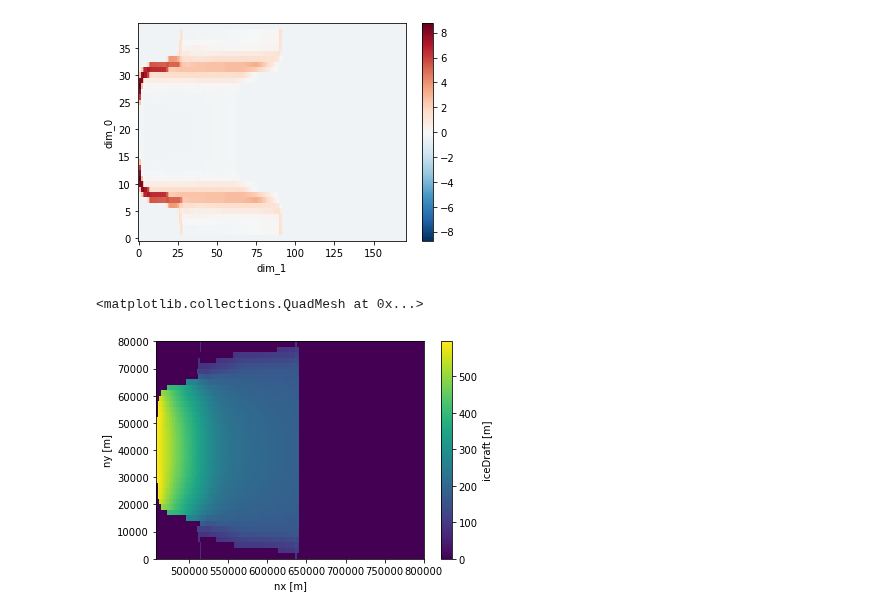
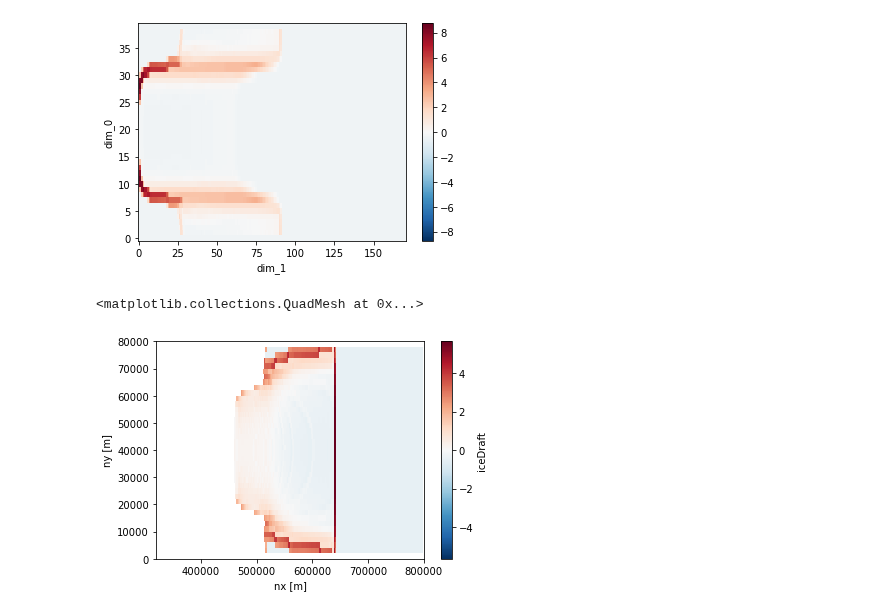
Before and after one commit to BenBouiss/NN_intern_2022, a Jupyter notebook: Prepping_data_NN.ipynb, the cells around one changed output. Drawn from its saved outputs; the diff is of its cells as text; code cells hidden in the pictures.

```diff
--- a/Prepping_data_NN.ipynb
+++ b/Prepping_data_NN.ipynb
@@ -57,6 +58,23 @@ def New_get_depth_temp_sal(df, Data):
     Cur = Filled[Var].interp(ny = y, nz = iceZ, method = 'nearest')
     T, S = np.array(Cur.to_array())
     return T, S
+# %%
+def Get_Ground_line(df, Arr):
+    ys, xs = np.array(df.ny), np.array(df.ny)
+    y, x = xr.DataArray(ys), xr.DataArray(xs)
+    Arr = Arr.fillna(-9999)
+    a = Arr.stack(grid=['ny', 'nx'])
+    Grounds = a[a == -9999]
+    Oc = a[a != -9999]
+    inds_grounds = Grounds.indexes['grid'].to_frame().values.astype(float)
+    #inds_oc = Oc.indexes['grid'].to_frame().values.astype(float)
+    inds_oc = df[['ny','nx']]
+    Spat = cKDTree(inds_grounds)
+    Dists, _ = Spat.query(inds_oc)
+    #xr_dist_to_line = Oc.copy(data=Dists)
+    #xr_dist_to_line = xr_dist_to_line.unstack('grid')
+    #Points = xr_dist_to_line.interp(ny = y, nx = x, method = 'nearest')
+    return Dists
 # %%
 for path in paths[0:1]:
     dfT = pd.DataFrame()
@@ -90,6 +108,7 @@ for path in paths[0:1]:
         df.dropna(inplace = True)
         df.reset_index(inplace=True)
         T, S = New_get_depth_temp_sal(df, Data.isel(nTime = t))
+        df['Distances'] = Get_Ground_line(df, Data.iceDraft if Data['iceDraft'].ndim == 2 else Data.iceDraft.isel(nTime = t))
         #T, S = get_depth_temp_sali(df, Data.isel(nTime = t), Data.z.to_dataframe())
         df['temperatureYZ'] = T
         df['salinityYZ'] = S
@@ -287,7 +285,14 @@ xr.DataArray(N_slop).plot()
 <matplotlib.collections.QuadMesh at 0x...>
 [figure]
 # %%
-ARR.plot()
+ARR = Data.iceDraft#.dropna('nx', 'all').fillna(0)
+x0, x1, y0, y1 = (ARR.shift(nx = -1, fill_value = np.nan), ARR.shift(nx = 1, fill_value = np.nan),
+                  ARR.shift(ny = -1, fill_value = np.nan), ARR.shift(ny = 1, fill_value = np.nan))
+dx = (x1 - x0)
+dy = (y1 - y0)
+d = (dx**2 + dy**2)**.5
+Slope = (d - d.mean()) / d.std()
+Slope.plot()
 # %% [output]
 <matplotlib.collections.QuadMesh at 0x...>
-[figure, old version]
+[figure, new version]
```
Also changed, not shown: parts of 16 cells of this notebook, 46 other files.
